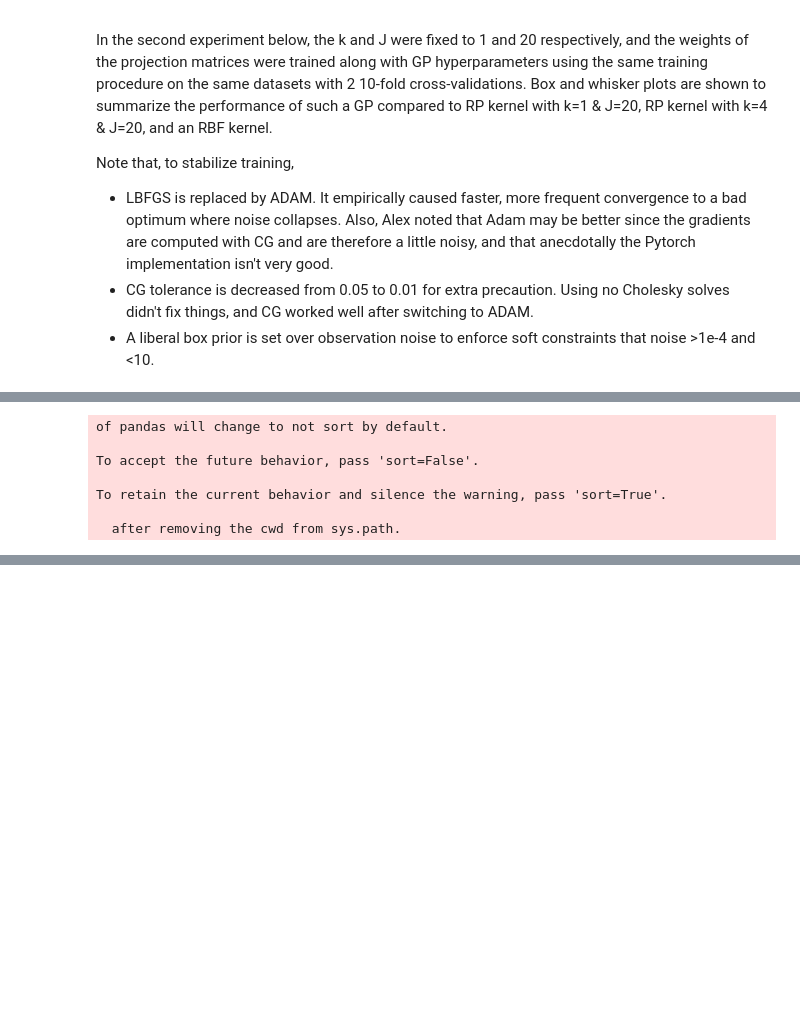
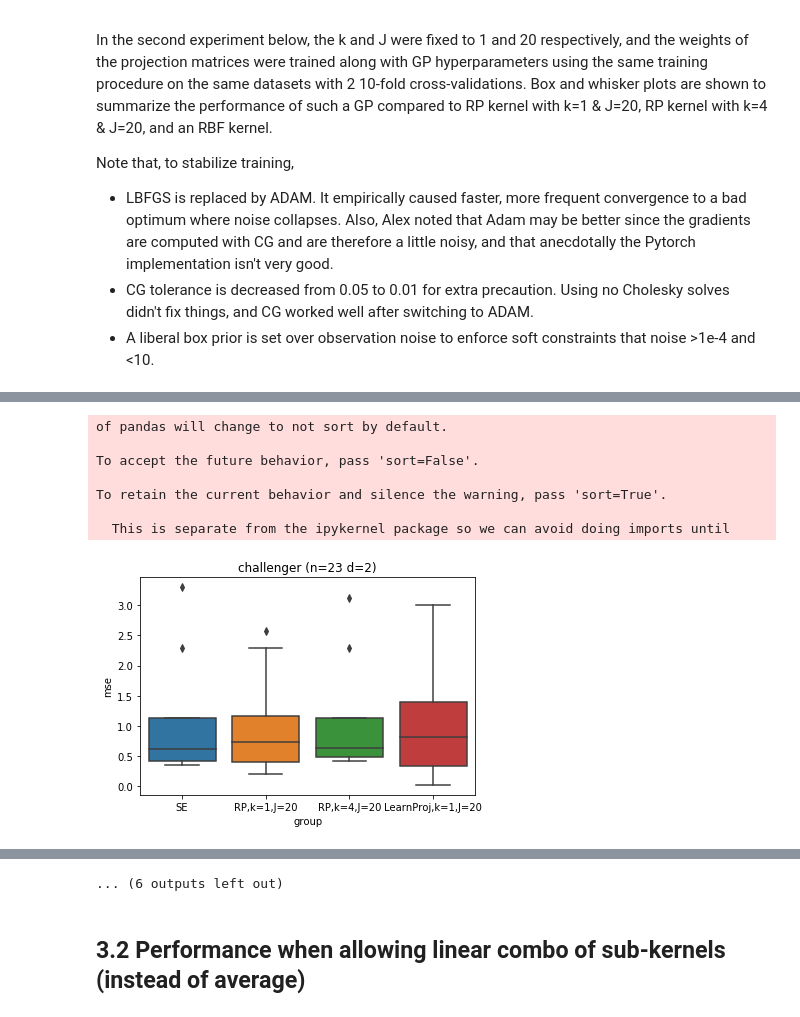
Before and after one commit to idelbrid/Randomly-Projected-Additive-GPs, a Jupyter notebook: Analyze Experiment Results-Present.ipynb, the cells around one changed output, grey strips where cells are left out. Saved outputs shown, nothing was run; the diff lists cells and outputs as text; code cells hidden in the pictures; blank space fills up the shorter version.

```diff
--- a/Analyze Experiment Results-Present.ipynb
+++ b/Analyze Experiment Results-Present.ipynb
@@ -175,0 +153,14 @@ for dataset in df[df['RP'] == True]['dataset'].unique():
+# %%
+df['group'] = None
+df.loc[(df['k']==1) & (df['J']==1), 'group'] = 'RP,k=1,J=1'
+df.loc[(df['k']==1) & (df['J']==8), 'group'] = 'RP,k=1,J=8'
+df.loc[(df['k']==1) & (df['J']==20), 'group'] = 'RP,k=1,J=20'
+df.loc[df['RP'] == False, 'group'] = 'SE'
+medians = df.groupby(('dataset', 'group'))['n', 'd', 'mse', 'train_time'].median().unstack()
+medians['n'] = medians[('n','SE')]
+medians['dn'] = medians[('n', 'SE')]
+medians['dd'] = medians[('d', 'SE')]
+medians = medians.drop(['n', 'd'], axis=1)
+medians = medians.rename(columns={'dn': 'n', 'dd': 'd'})
+medians = medians.sort_values(['n', 'd'])
+medians = pd.concat([medians[['n', 'd']], medians[['mse', 'train_time']]], axis=1)
@@ -182,8 +197,7 @@ df_rp = pd.read_csv('./full-correct-proj-scale-full-run-ADAM-smoothed-lowish-cg-
 # %%
-df_se_rp = pd.concat([df_rp, df_se[df_se['RP'] == False]])
-df_se_rp['learn_weights'] = False
+df['learn_proj'] = False
 df_lw['J'] = 20
-df = pd.concat([df_lw, df_se_rp])
+df_lw = pd.concat([df_lw, df])
 # %% [output]
 of pandas will change to not sort by default.
 
@@ -191,4 +205,4 @@ To accept the future behavior, pass 'sort=False'.
 
 To retain the current behavior and silence the warning, pass 'sort=True'.
 
-  after removing the cwd from sys.path.
+  This is separate from the ipykernel package so we can avoid doing imports until
@@ -197,8 +209,20 @@ import rp_experiments
 # %%
 dsets = rp_experiments.get_small_datasets() + rp_experiments.get_medium_datasets()[:4]
 # %%
-df['group'] = None
-df.loc[df['RP']==False, 'group'] = 'SE'
-df.loc[(df['RP']==True) & (df['learn_weights'] == False) & (df['k']==1) & (df['J'] == 20), 'group'] = 'RP,k=1,J=20'
-df.loc[(df['RP']==True) & (df['learn_weights'] == False) & (df['k']==4) & (df['J'] == 20), 'group'] = 'RP,k=4,J=20'
-df.loc[(df['learn_weights'] == True) & (df['k']==1) & (df['J'] == 20), 'group'] = 'LW,k=1,J=20'
+df_lw['group'] = None
+df_lw.loc[df_lw['RP']==False, 'group'] = 'SE'
+df_lw.loc[(df_lw['RP']==True) & (df_lw['learn_proj'] == False) & (df_lw['k']==1) & (df_lw['J'] == 20), 'group'] = 'RP,k=1,J=20'
+df_lw.loc[(df_lw['RP']==True) & (df_lw['learn_proj'] == False) & (df_lw['k']==4) & (df_lw['J'] == 20), 'group'] = 'RP,k=4,J=20'
+df_lw.loc[(df_lw['learn_proj'] == True) & (df_lw['k']==1) & (df_lw['J'] == 20), 'group'] = 'LearnProj,k=1,J=20'
+# %%
+for dset in dsets:
+    plt.figure()
+    subset = df_lw[df_lw['dataset'] == dset]
+    n = subset['n'].iloc[0]
+    d = subset['d'].iloc[0]
+    sns.boxplot(x='group', y='mse', data=subset, order=['SE', 'RP,k=1,J=20', 'RP,k=4,J=20', 'LearnProj,k=1,J=20'])
+    plt.title('{} (n={} d={})'.format(dset, n, d))
+    plt.savefig('./plots/learn_proj/{}.png'.format(dataset))
+    plt.show()
+# %% [output]
+[figure, added]
@@ -204,0 +240,3 @@ df.loc[(df['learn_weights'] == True) & (df['k']==1) & (df['J'] == 20), 'group']
+... (6 outputs left out)
+# %% [markdown]
+## 3.2 Performance when allowing linear combo of sub-kernels (instead of average)
```
Also changed, not shown: parts of 46 cells of this notebook, 4 other files.
